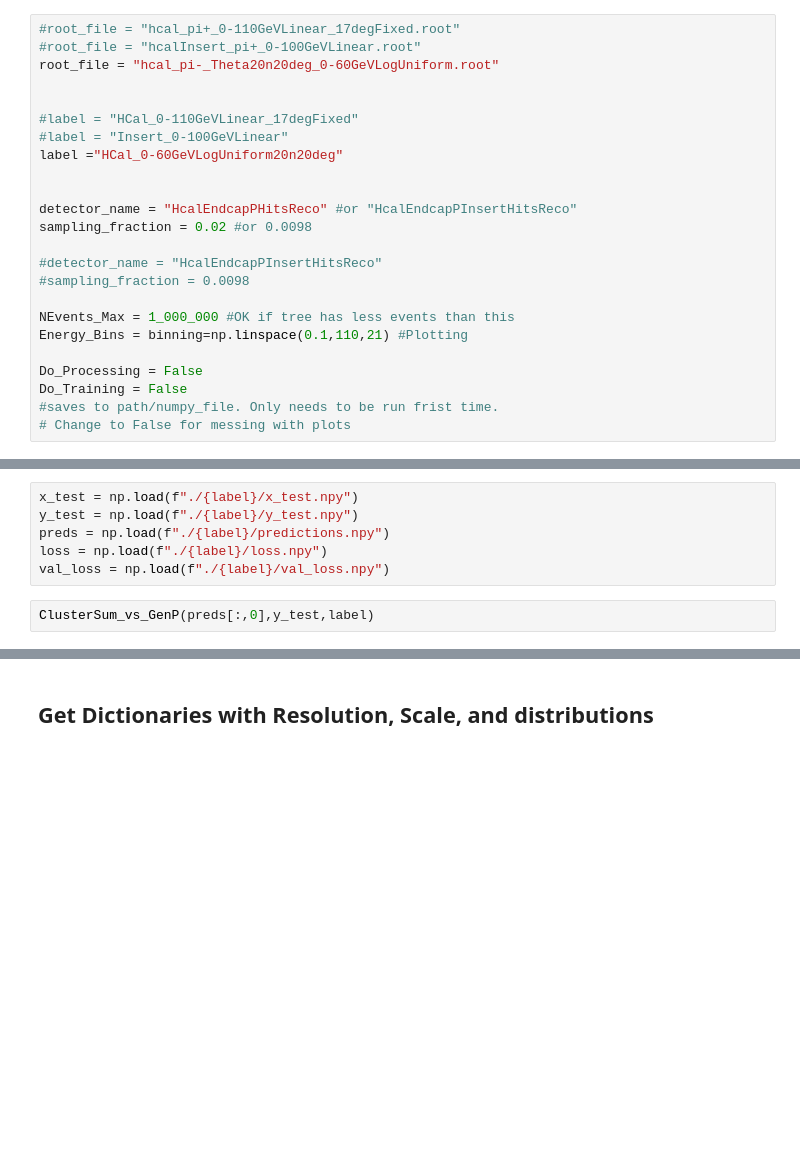
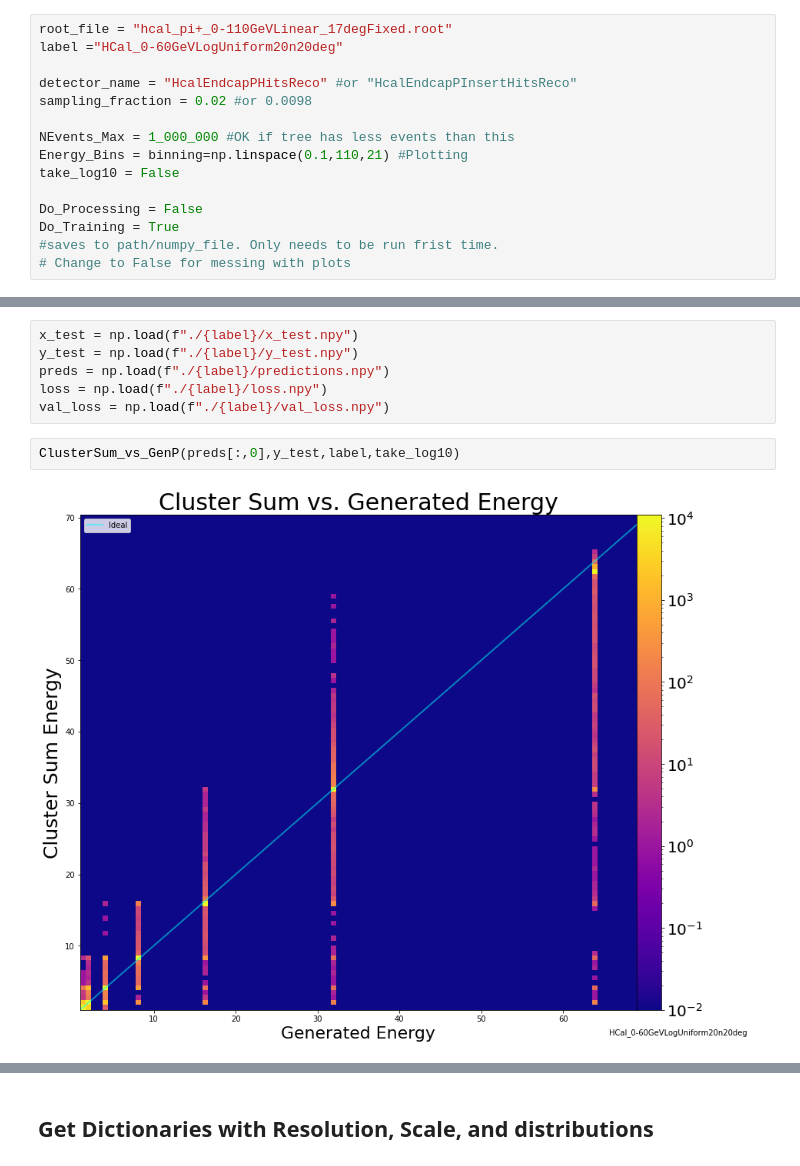
Before and after one commit to eiccodesign/regressiononly, a Jupyter notebook: Cluster_Regression.ipynb, the cells around one changed output, grey strips where cells are left out. Cells and saved outputs as stored; diff of their text form; blank space fills up the shorter version.

```diff
--- a/Cluster_Regression.ipynb
+++ b/Cluster_Regression.ipynb
@@ -12,26 +12,17 @@ from data_functions import *
 # %% [markdown]
 ### This notebook should remain unchanged, with the exception of editing the values in the cell directly below
 # %%
-#root_file = "hcal_pi+_0-110GeVLinear_17degFixed.root"
-#root_file = "hcalInsert_pi+_0-100GeVLinear.root"
-root_file = "hcal_pi-_Theta20n20deg_0-60GeVLogUniform.root"
-
-
-#label = "HCal_0-110GeVLinear_17degFixed"
-#label = "Insert_0-100GeVLinear"
+root_file = "hcal_pi+_0-110GeVLinear_17degFixed.root"
 label ="HCal_0-60GeVLogUniform20n20deg"
-
 
 detector_name = "HcalEndcapPHitsReco" #or "HcalEndcapPInsertHitsReco"
 sampling_fraction = 0.02 #or 0.0098
 
-#detector_name = "HcalEndcapPInsertHitsReco"
-#sampling_fraction = 0.0098
-
 NEvents_Max = 1_000_000 #OK if tree has less events than this
 Energy_Bins = binning=np.linspace(0.1,110,21) #Plotting
+take_log10 = False
 
 Do_Processing = False
-Do_Training = False
+Do_Training = True
 #saves to path/numpy_file. Only needs to be run frist time.
 # Change to False for messing with plots
@@ -79,6 +104,8 @@ preds = np.load(f"./{label}/predictions.npy")
 loss = np.load(f"./{label}/loss.npy")
 val_loss = np.load(f"./{label}/val_loss.npy")
 # %%
-ClusterSum_vs_GenP(preds[:,0],y_test,label)
+ClusterSum_vs_GenP(preds[:,0],y_test,label,take_log10)
+# %% [output]
+[figure, added]
 # %%
 Plot_Loss_Curve(loss,val_loss,label,loss_string="MAE") #label loss yourself here
```
Also changed, not shown: parts of 13 cells of this notebook, 7 other files.
